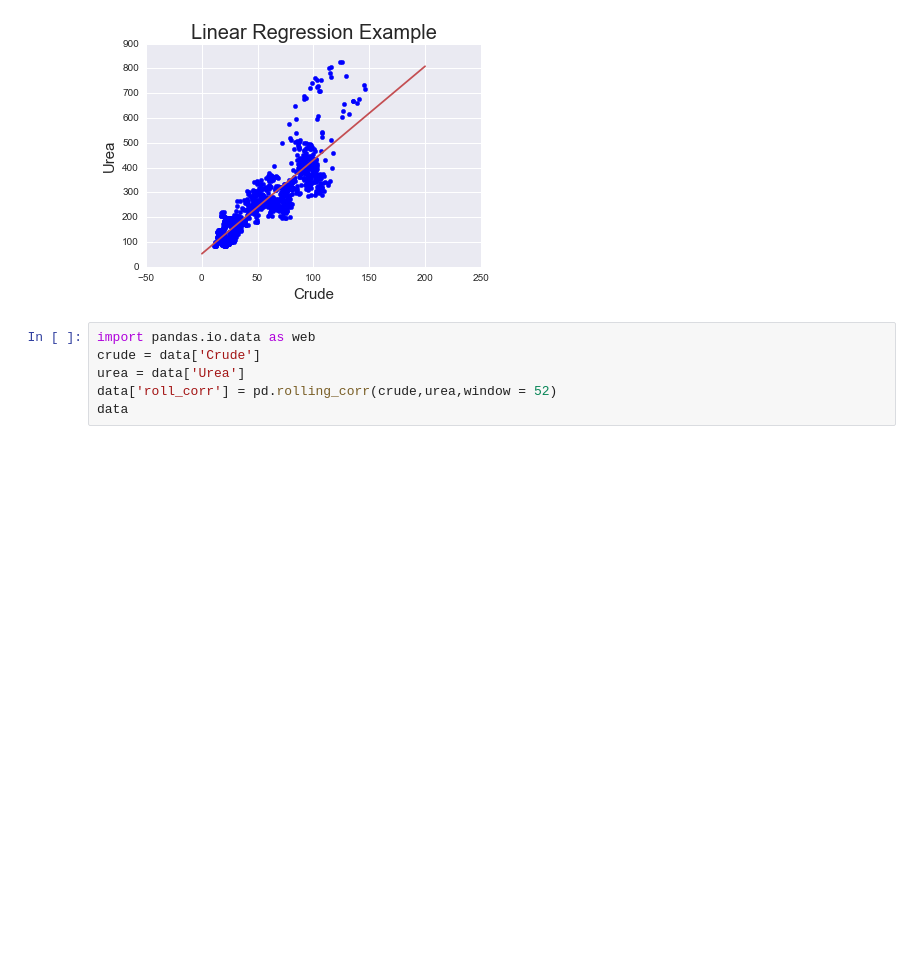
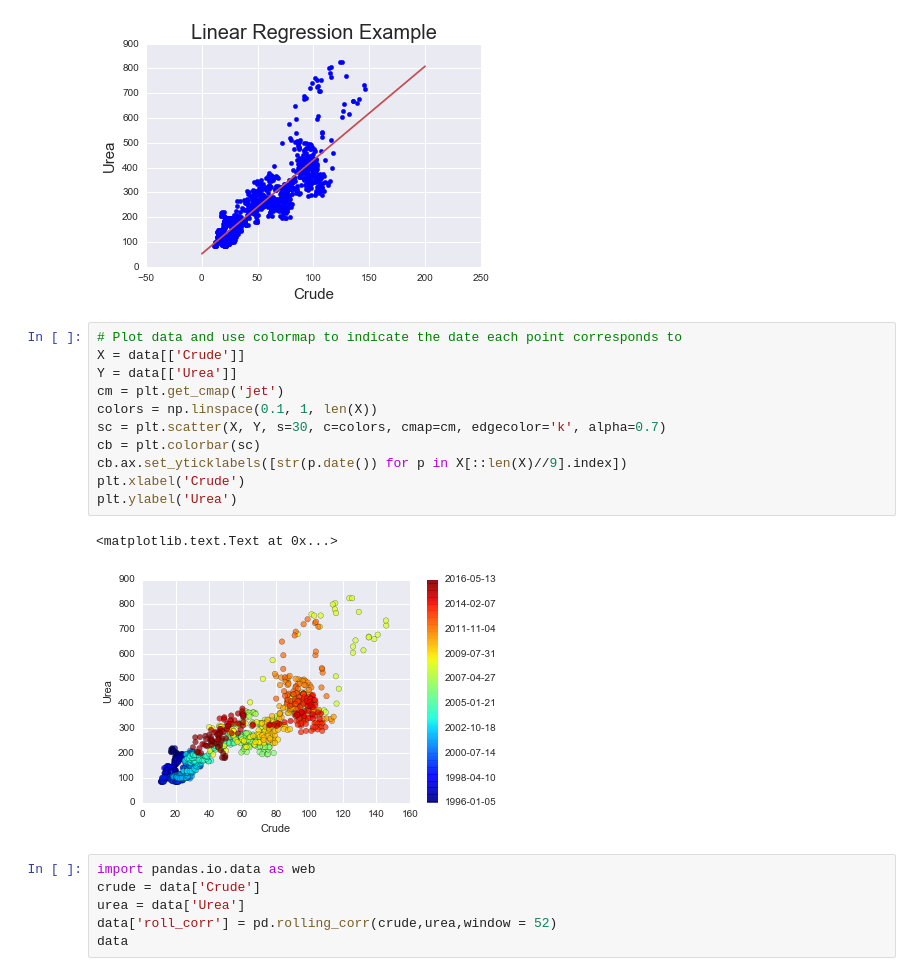
Before and after one commit to stei0792/chspython, a Jupyter notebook: Crude-Urea-Correlation.ipynb, the cells around one changed output. Cells and saved outputs as stored; diff of their text form; blank space fills up the shorter version.

```diff
--- a/Crude-Urea-Correlation.ipynb
+++ b/Crude-Urea-Correlation.ipynb
@@ -123,6 +131,20 @@ plt.ylabel('Urea', fontsize = 15)
 # %% [output]
 <matplotlib.text.Text at 0x...>
 [figure]
+# %%
+# Plot data and use colormap to indicate the date each point corresponds to
+X = data[['Crude']]
+Y = data[['Urea']]
+cm = plt.get_cmap('jet')
+colors = np.linspace(0.1, 1, len(X))
+sc = plt.scatter(X, Y, s=30, c=colors, cmap=cm, edgecolor='k', alpha=0.7)
+cb = plt.colorbar(sc)
+cb.ax.set_yticklabels([str(p.date()) for p in X[::len(X)//9].index])
+plt.xlabel('Crude')
+plt.ylabel('Urea')
+# %% [output]
+<matplotlib.text.Text at 0x...>
+[figure, added]
 # %%
 import pandas.io.data as web
 crude = data['Crude']
```
Also changed, not shown: parts of 2 cells of this notebook.
